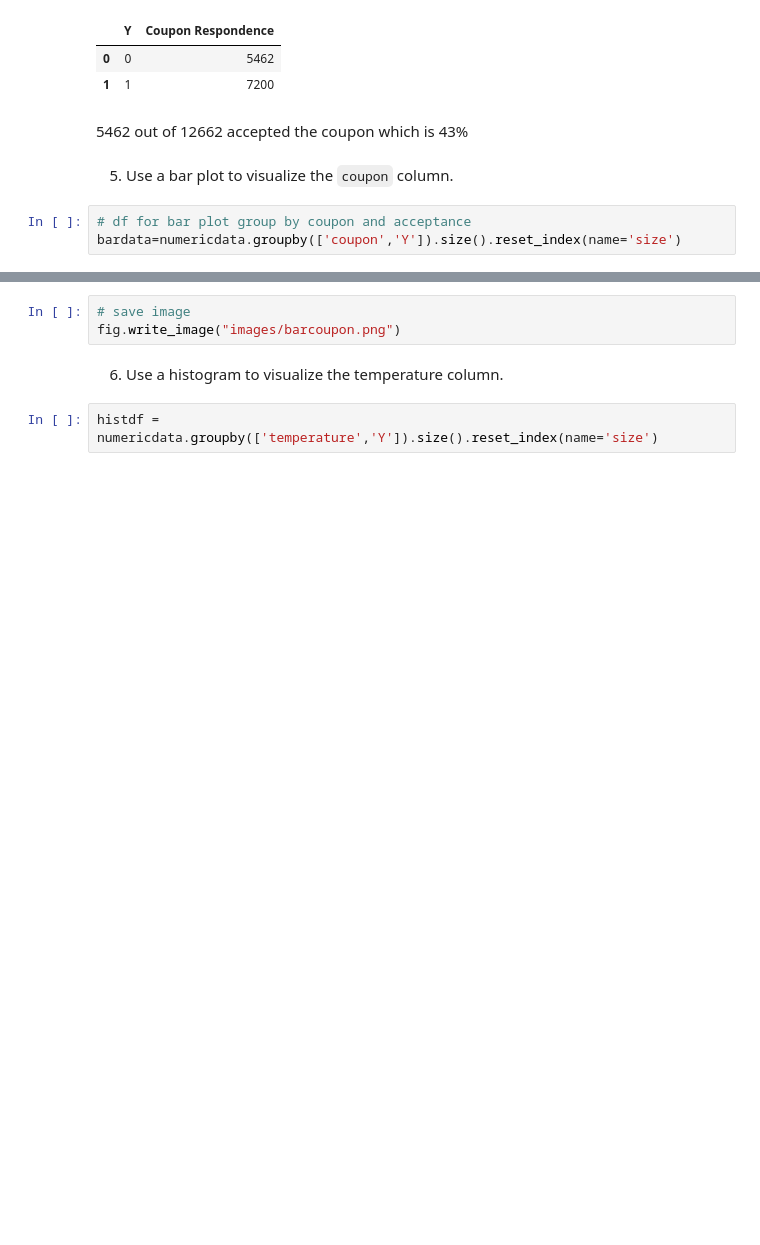
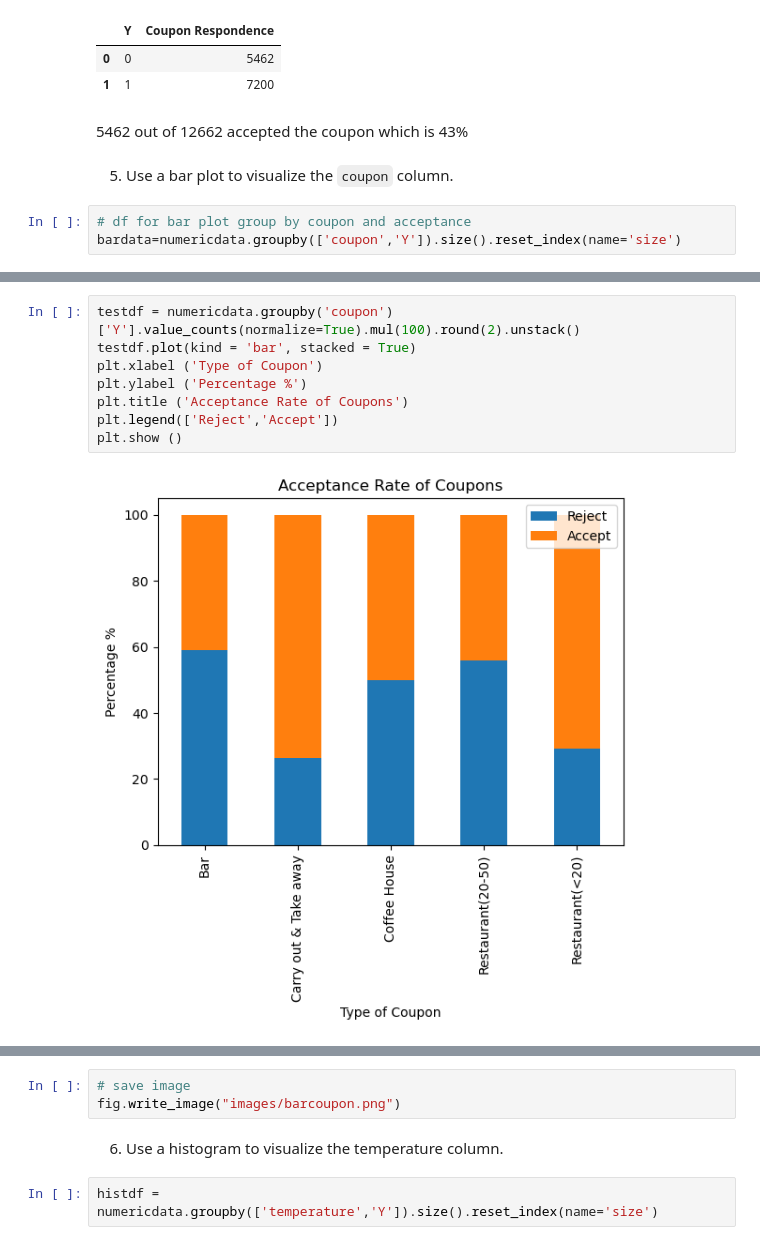
Before and after one commit to cdungca/ucb-ml-ai, a Jupyter notebook: assignment_5_1_starter/prompt.ipynb, the cells around one changed output, grey strips where cells are left out. Drawn from its saved outputs; the diff is of its cells as text; blank space fills up the shorter version.

```diff
--- a/assignment_5_1_starter/prompt.ipynb
+++ b/assignment_5_1_starter/prompt.ipynb
@@ -216,0 +245,10 @@ fig.show()
+# %%
+testdf = numericdata.groupby('coupon')['Y'].value_counts(normalize=True).mul(100).round(2).unstack()
+testdf.plot(kind = 'bar', stacked = True)
+plt.xlabel ('Type of Coupon')
+plt.ylabel ('Percentage %')
+plt.title ('Acceptance Rate of Coupons')
+plt.legend(['Reject','Accept'])
+plt.show ()
+# %% [output]
+[figure, added]
```
Also changed, not shown: parts of 23 cells of this notebook, 5 other files.
